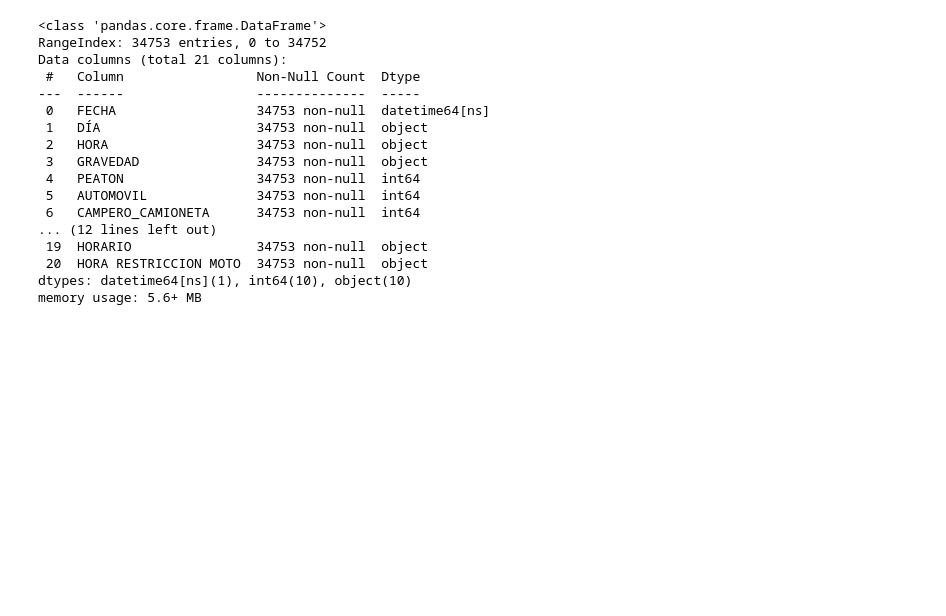
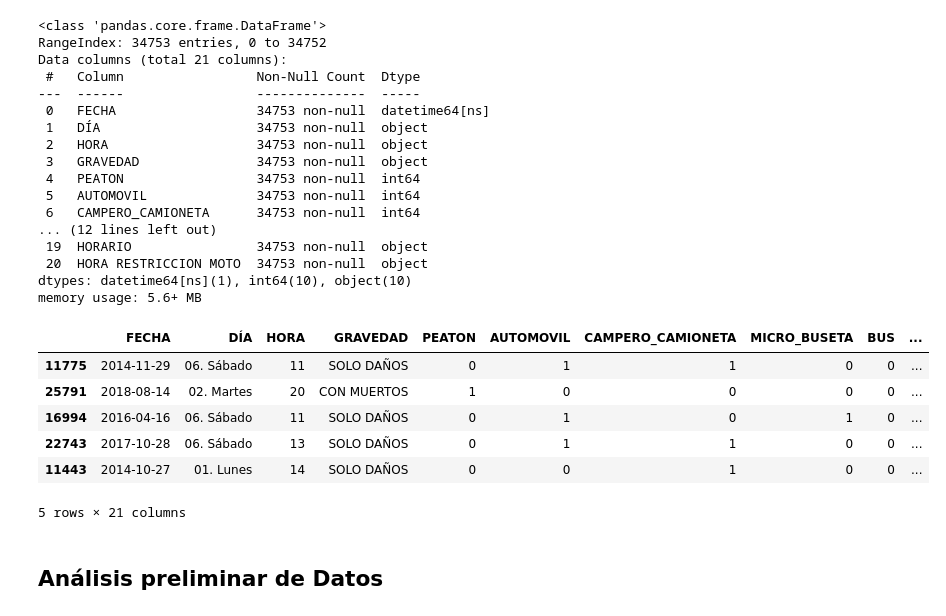
Before and after one commit to jhonjoya/bucaramanga-traffic-accidents, a Jupyter notebook: 1_Bucaramanga_traffic_accidents.ipynb, the cells around one changed output. Saved outputs shown, nothing was run; the diff lists cells and outputs as text; code cells hidden in the pictures; blank space fills up the shorter version.

Commit message:
Análisis de Datos

```diff
--- a/1_Bucaramanga_traffic_accidents.ipynb
+++ b/1_Bucaramanga_traffic_accidents.ipynb
@@ -153,3 +152,16 @@ Data columns (total 21 columns):
  20  HORA RESTRICCION MOTO  34753 non-null  object
 dtypes: datetime64[ns](1), int64(10), object(10)
 memory usage: 5.6+ MB
+# %%
+df = raw
+df.sample(5)
+# %% [output]
+|  | FECHA | DÍA | HORA | GRAVEDAD | PEATON | AUTOMOVIL | CAMPERO_CAMIONETA | MICRO_BUSETA | BUS | ... |
+| 11775 | 2014-11-29 | 06. Sábado | 11 | SOLO DAÑOS | 0 | 1 | 1 | 0 | 0 | ... |
+| 25791 | 2018-08-14 | 02. Martes | 20 | CON MUERTOS | 1 | 0 | 0 | 0 | 0 | ... |
+| 16994 | 2016-04-16 | 06. Sábado | 11 | SOLO DAÑOS | 0 | 1 | 0 | 1 | 0 | ... |
+| 22743 | 2017-10-28 | 06. Sábado | 13 | SOLO DAÑOS | 0 | 1 | 1 | 0 | 0 | ... |
+| 11443 | 2014-10-27 | 01. Lunes | 14 | SOLO DAÑOS | 0 | 0 | 1 | 0 | 0 | ... |
+5 rows × 21 columns
+# %% [markdown]
+## Análisis preliminar de Datos
```
Also changed, not shown: parts of 7 cells of this notebook.
